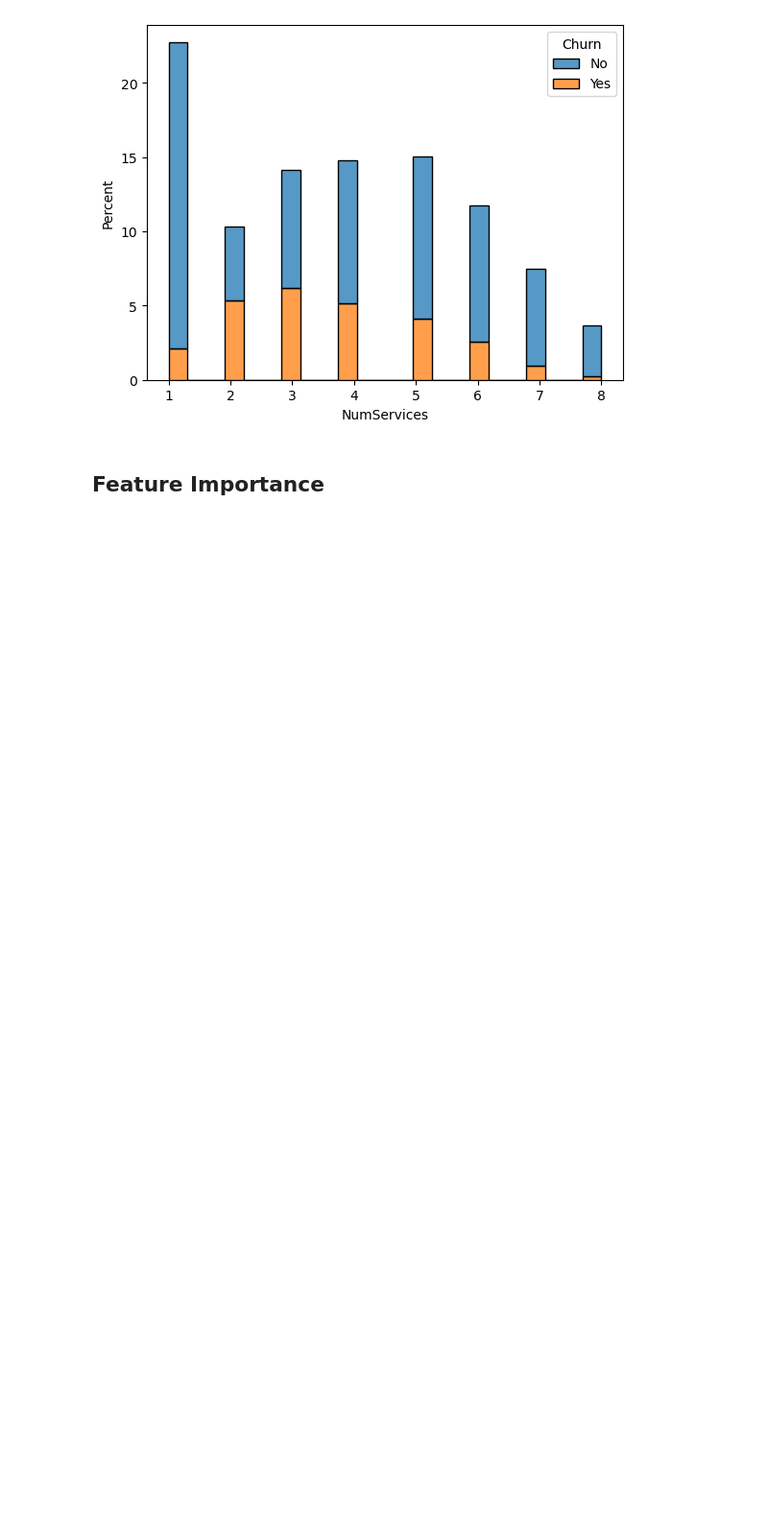
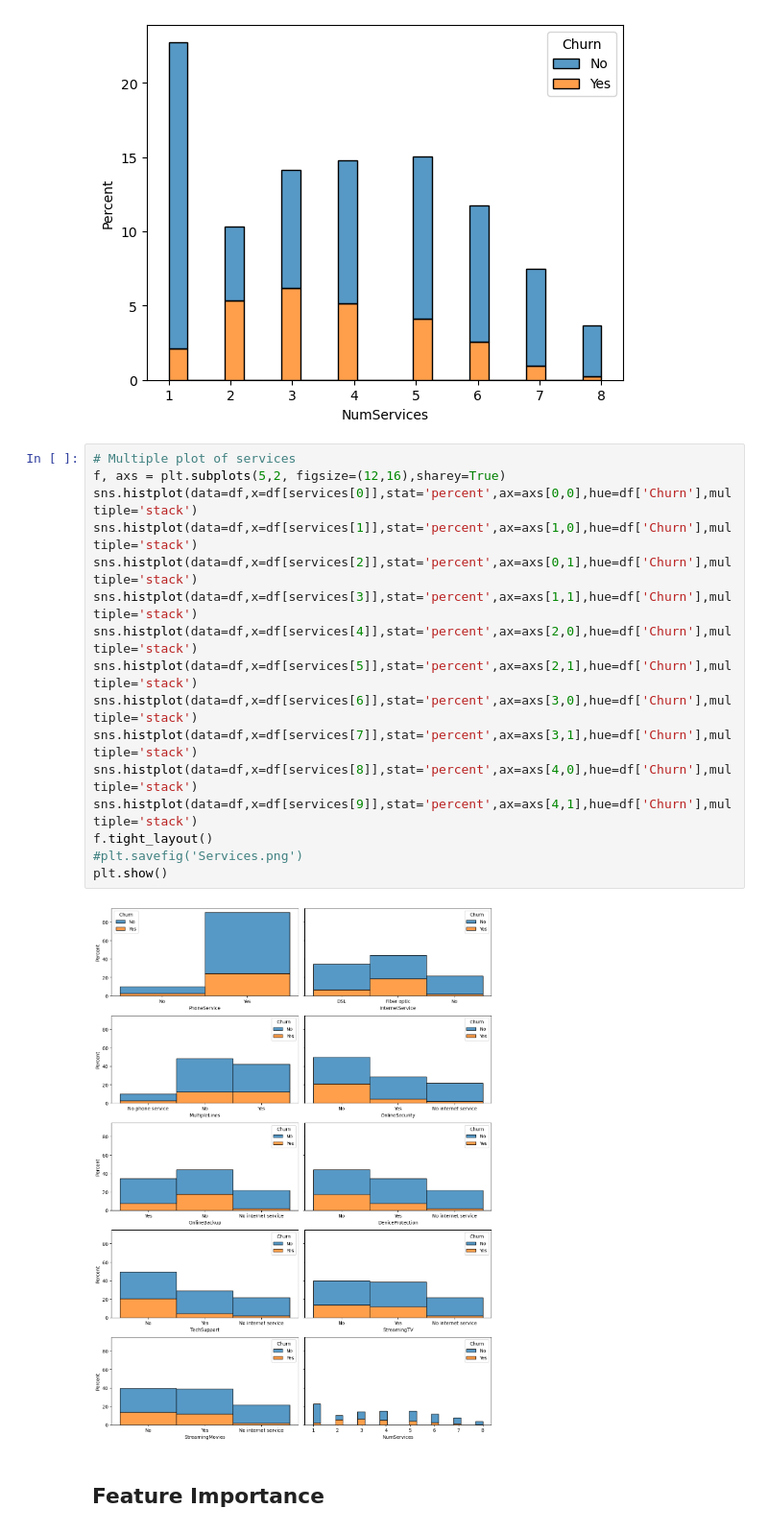
Before and after one commit to cvarney/telco_customer_churn, a Jupyter notebook: varney_christopher_churn.ipynb, the cells around one changed output. Shown at 96% size. Cells and saved outputs as stored; diff of their text form; blank space fills up the shorter version.

```diff
--- a/varney_christopher_churn.ipynb
+++ b/varney_christopher_churn.ipynb
@@ -409,6 +435,24 @@ for col in services:
 [figure]
 [figure]
 [figure]
+# %%
+# Multiple plot of services
+f, axs = plt.subplots(5,2, figsize=(12,16),sharey=True)
+sns.histplot(data=df,x=df[services[0]],stat='percent',ax=axs[0,0],hue=df['Churn'],multiple='stack')
+sns.histplot(data=df,x=df[services[1]],stat='percent',ax=axs[1,0],hue=df['Churn'],multiple='stack')
+sns.histplot(data=df,x=df[services[2]],stat='percent',ax=axs[0,1],hue=df['Churn'],multiple='stack')
+sns.histplot(data=df,x=df[services[3]],stat='percent',ax=axs[1,1],hue=df['Churn'],multiple='stack')
+sns.histplot(data=df,x=df[services[4]],stat='percent',ax=axs[2,0],hue=df['Churn'],multiple='stack')
+sns.histplot(data=df,x=df[services[5]],stat='percent',ax=axs[2,1],hue=df['Churn'],multiple='stack')
+sns.histplot(data=df,x=df[services[6]],stat='percent',ax=axs[3,0],hue=df['Churn'],multiple='stack')
+sns.histplot(data=df,x=df[services[7]],stat='percent',ax=axs[3,1],hue=df['Churn'],multiple='stack')
+sns.histplot(data=df,x=df[services[8]],stat='percent',ax=axs[4,0],hue=df['Churn'],multiple='stack')
+sns.histplot(data=df,x=df[services[9]],stat='percent',ax=axs[4,1],hue=df['Churn'],multiple='stack')
+f.tight_layout()
+#plt.savefig('Services.png')
+plt.show()
+# %% [output]
+[figure, added]
 # %% [markdown]
 ## Feature Importance
 # %%
```
Also changed, not shown: parts of 11 cells of this notebook.
